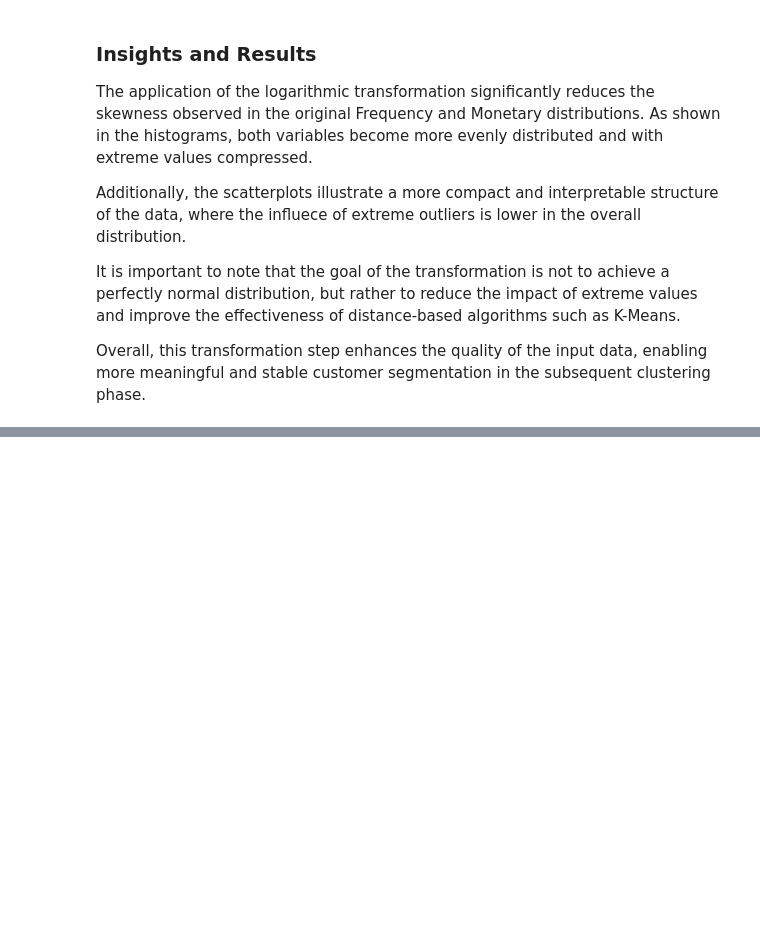
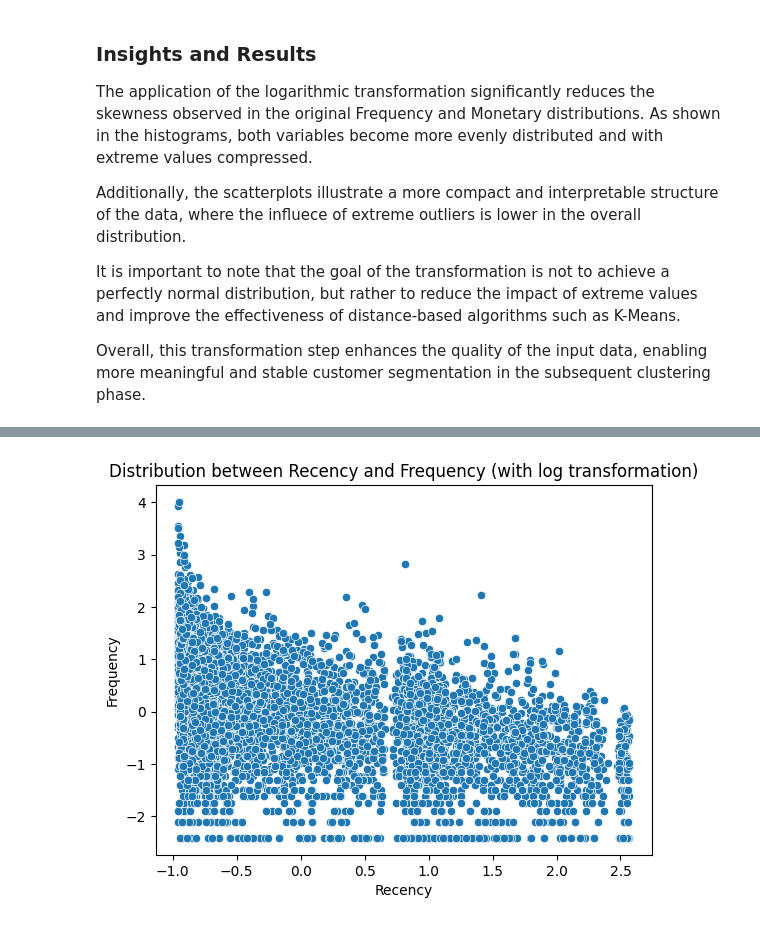
Before and after one commit to AmaKings9/online-retail-customer-analysis, a Jupyter notebook: notebooks/04_rfm_analysis.ipynb, the cells around one changed output, grey strips where cells are left out. Saved outputs shown, nothing was run; the diff lists cells and outputs as text; code cells hidden in the pictures; blank space fills up the shorter version.

```diff
--- a/notebooks/04_rfm_analysis.ipynb
+++ b/notebooks/04_rfm_analysis.ipynb
@@ -128,0 +133,7 @@ Overall, this transformation step enhances the quality of the input data, enabli
+# %%
+scaler = StandardScaler()
+rfm_scaled = scaler.fit_transform(df_rfm[['Recency', 'Frequency_log', 'Monetary_log']])
+# %%
+df_rfm_scaled = pd.DataFrame(rfm_scaled)
+df_rfm_scaled.rename(columns={0: 'Recency', 1: 'Frequency', 2: 'Monetary'}, inplace=True)
+df_rfm_scaled
@@ -128,0 +166,6 @@ Overall, this transformation step enhances the quality of the input data, enabli
+# %%
+sns.scatterplot(data=df_rfm_scaled, x="Recency", y="Frequency")
+plt.title("Distribution between Recency and Frequency (with log transformation)")
+plt.show()
+# %% [output]
+[figure, added]
```
Also changed, not shown: parts of 5 cells of this notebook.
